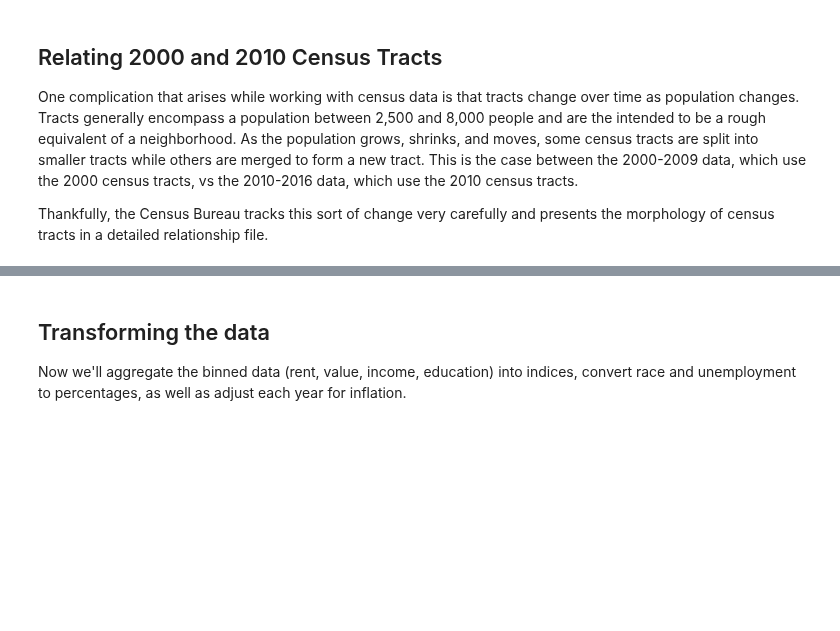
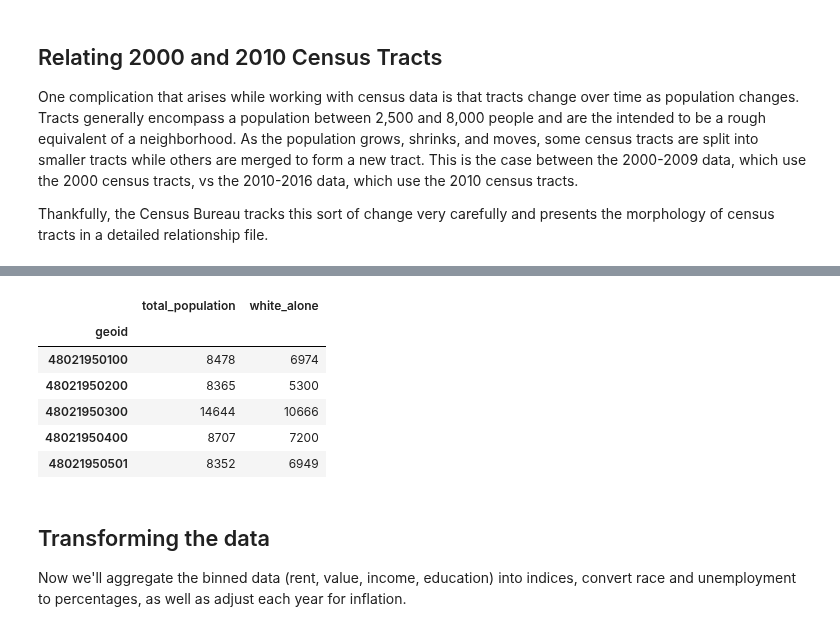
Before and after one commit to tsansom/Springboard-Data-Science, a Jupyter notebook: capstone_projects/gentrification/notebooks/1 - Data Preprocessing.ipynb, the cells around one changed output, grey strips where cells are left out. Saved outputs shown, nothing was run; the diff lists cells and outputs as text; code cells hidden in the pictures; blank space fills up the shorter version.

```diff
--- a/capstone_projects/gentrification/notebooks/1 - Data Preprocessing.ipynb
+++ b/capstone_projects/gentrification/notebooks/1 - Data Preprocessing.ipynb
@@ -300,3 +326,13 @@ pickle.dump(all_data, pickle_all)
+# %%
+all_data['2016']['race'].head()
+# %% [output]
+|  | total_population | white_alone |
+| geoid |  |  |
+| 48021950100 | 8478 | 6974 |
+| 48021950200 | 8365 | 5300 |
+| 48021950300 | 14644 | 10666 |
+| 48021950400 | 8707 | 7200 |
+| 48021950501 | 8352 | 6949 |
 # %% [markdown]
 ## Transforming the data
 Now we'll aggregate the binned data (rent, value, income, education) into indices, convert race and unemployment to percentages, as well as adjust each year for inflation.
```
Also changed, not shown: parts of 5 cells of this notebook, 32 other files.
